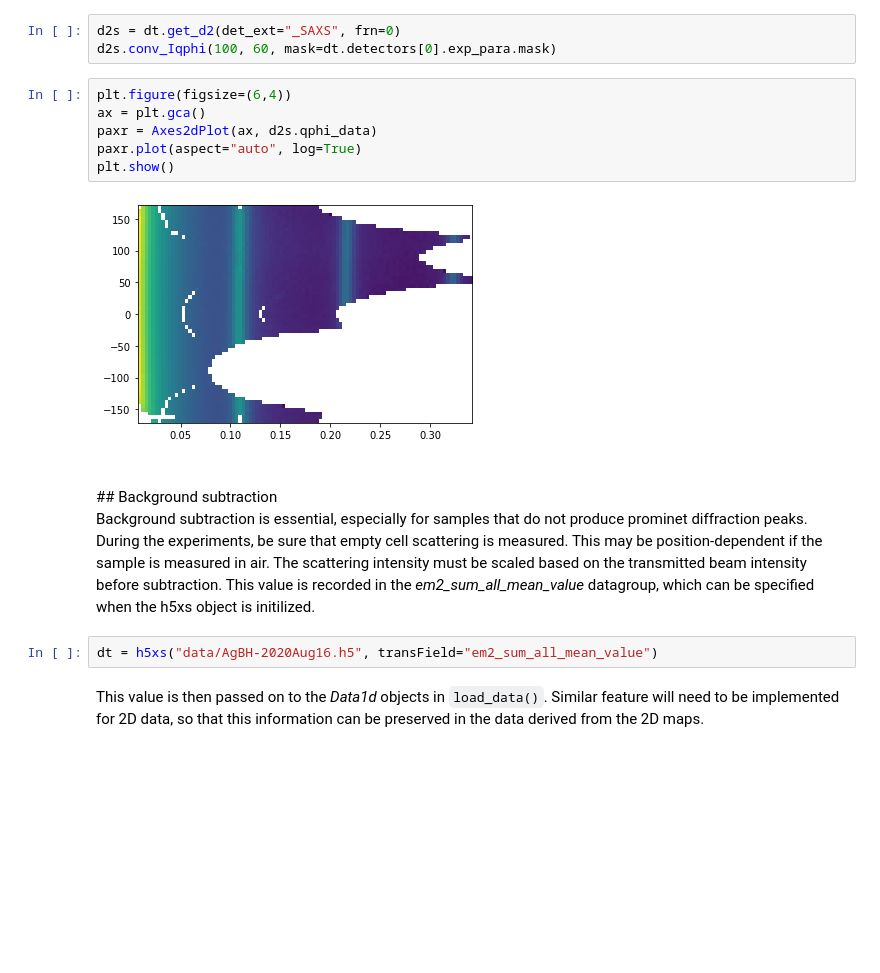
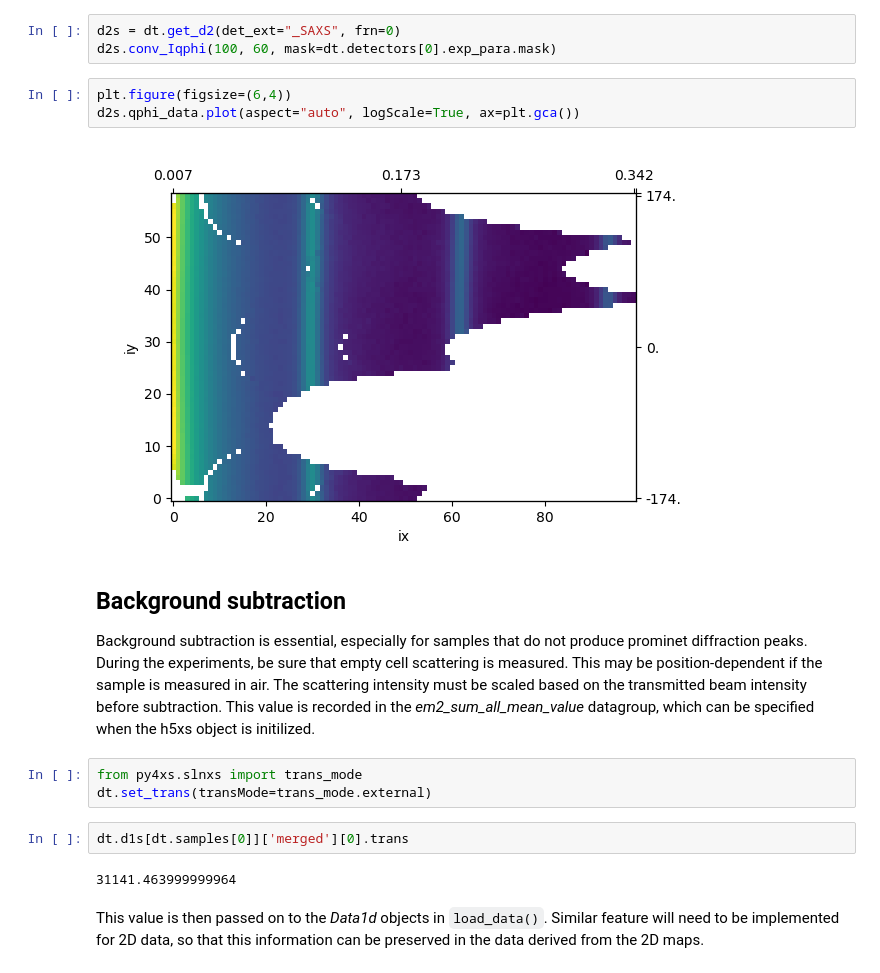
Before and after one commit to NSLS-II-LIX/py4xs, a Jupyter notebook: docs/mapping.ipynb, the cells around one changed output. Saved outputs shown, nothing was run; the diff lists cells and outputs as text; blank space fills up the shorter version.

```diff
--- a/docs/mapping.ipynb
+++ b/docs/mapping.ipynb
@@ -71,21 +72,22 @@ Batch processing for 2D data conversion will eventually become avialable, once d
 # %%
 d2s = dt.get_d2(det_ext="_SAXS", frn=0)
 d2s.conv_Iqphi(100, 60, mask=dt.detectors[0].exp_para.mask)
-# %%
-plt.figure(figsize=(6,4))
-ax = plt.gca()
-paxr = Axes2dPlot(ax, d2s.qphi_data)
-paxr.plot(aspect="auto", log=True)
-plt.show()
-# %% [output]
-[figure, removed]
+# %%
+plt.figure(figsize=(6,4))
+d2s.qphi_data.plot(aspect="auto", logScale=True, ax=plt.gca())
+# %% [output]
+[figure, added]
 # %% [markdown]
-<br>
 ## Background subtraction
 
 Background subtraction is essential, especially for samples that do not produce prominet diffraction peaks. During the experiments, be sure that empty cell scattering is measured. This may be position-dependent if the sample is measured in air. The scattering intensity must be scaled based on the transmitted beam intensity before subtraction. This value is recorded in the <i>em2_sum_all_mean_value</i> datagroup, which can be specified when the h5xs object is initilized.
-# %%
-dt = h5xs("data/AgBH-2020Aug16.h5", transField="em2_sum_all_mean_value")
+# %%
+from py4xs.slnxs import trans_mode
+dt.set_trans(transMode=trans_mode.external)
+# %%
+dt.d1s[dt.samples[0]]['merged'][0].trans
+# %% [output]
+31141.463999999964
 # %% [markdown]
 This value is then passed on to the *Data1d* objects in `load_data()`. Similar feature will need to be implemented for 2D data, so that this information can be preserved in the data derived from the 2D maps.
 # %% [markdown]
```
Also changed, not shown: parts of 3 cells of this notebook.
